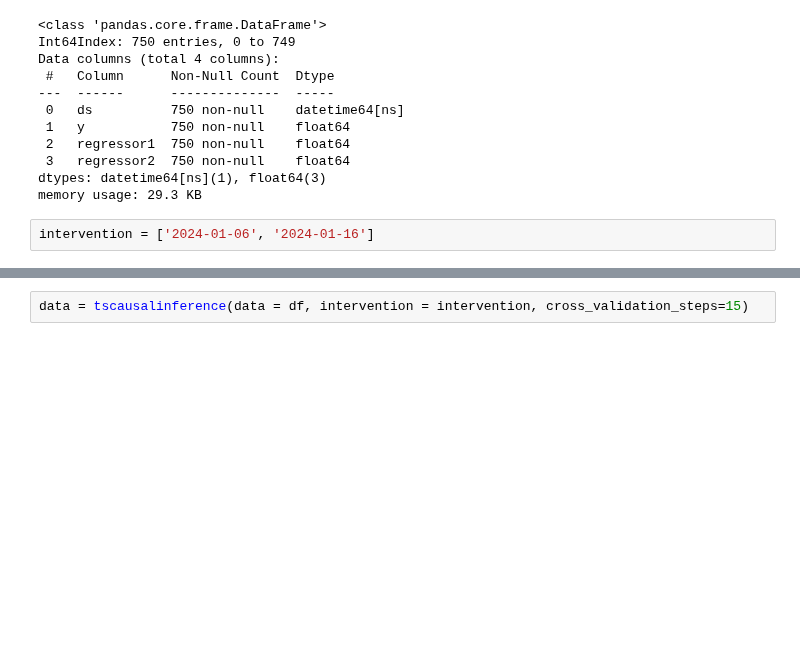
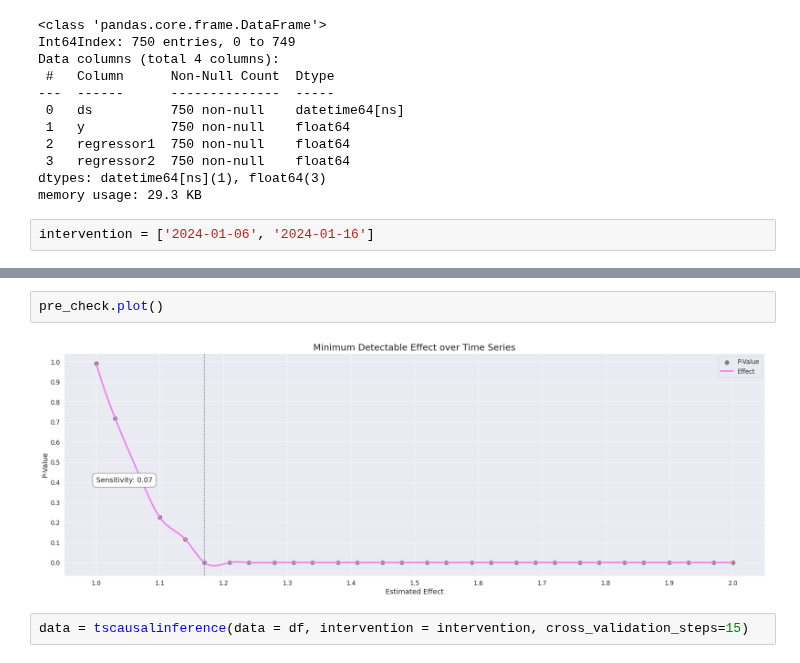
Before and after one commit to cetagostini/marketing-science-projects, a Jupyter notebook: tscausalinference/introduction_notebooks/basic.ipynb, the cells around one changed output, grey strips where cells are left out. Cells and saved outputs as stored; diff of their text form; blank space fills up the shorter version.

```diff
--- a/tscausalinference/introduction_notebooks/basic.ipynb
+++ b/tscausalinference/introduction_notebooks/basic.ipynb
@@ -147,3 +156,7 @@ mde['intervention'][1]
+# %%
+pre_check.plot()
+# %% [output]
+[figure, added]
 # %%
 data = tscausalinference(data = df, intervention = intervention, cross_validation_steps=15)
 # %% [output]
```
Also changed, not shown: parts of 7 cells of this notebook, 12 other files.
